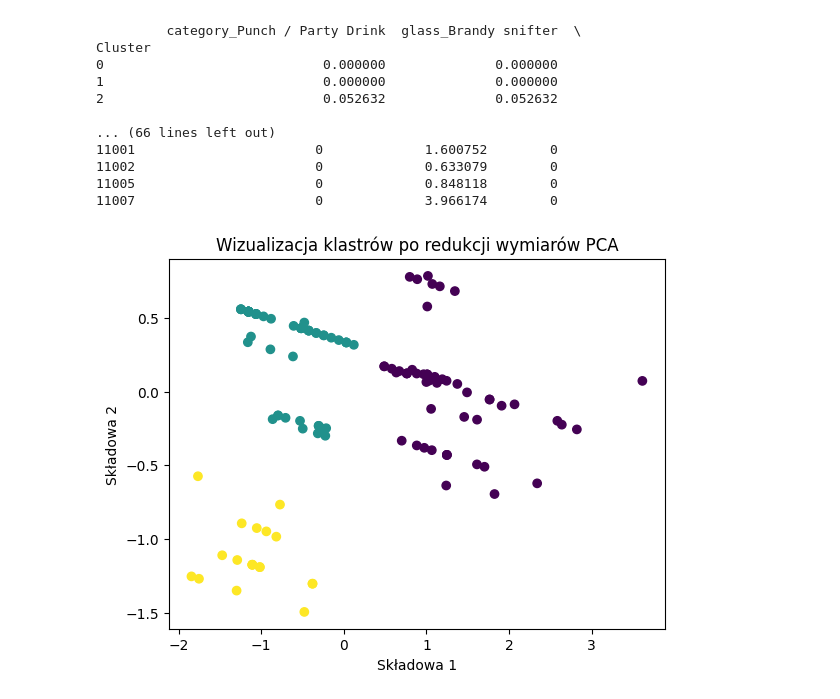
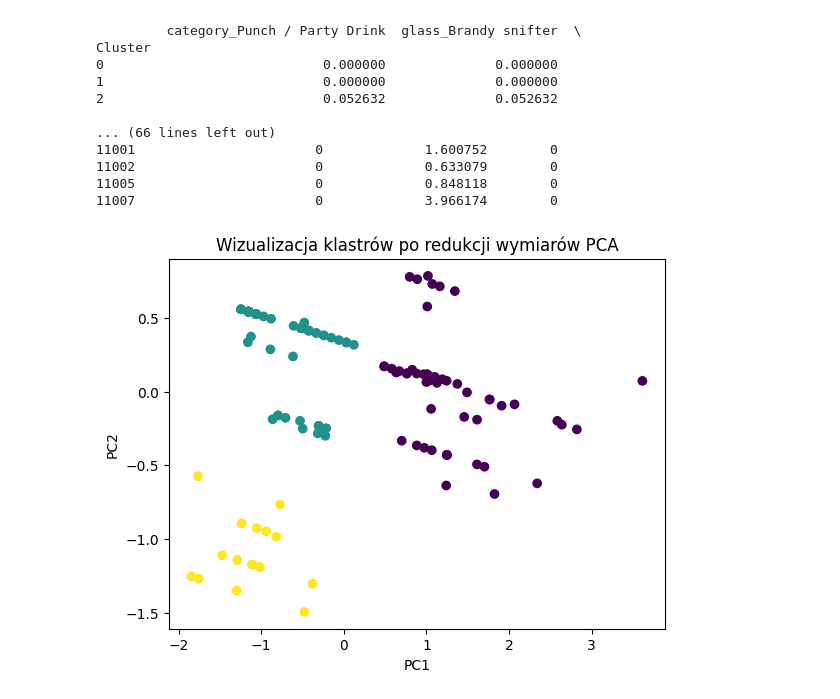
Before and after one commit to Afraiven/CocktailDB-EDA-and-Clustering, a Jupyter notebook: Untitled.ipynb, the cells around one changed output. Cells and saved outputs as stored; diff of their text form; code cells hidden in the pictures.

```diff
--- a/Untitled.ipynb
+++ b/Untitled.ipynb
@@ -165,22 +165,21 @@ data.head()
 | 11003 | 1 | 1 | 0 | 1 | 0 | ... |
 | 11004 | 1 | 1 | 0 | 1 | 0 | ... |
 # %%
-import pandas as pd
 from sklearn.cluster import KMeans
 import matplotlib.pyplot as plt
 
 
-inertia = []
+bezwlasdnosc = []
 k_values = range(1, 10)
 
 for k in k_values:
     kmeans = KMeans(n_clusters=k, random_state=42)
     kmeans.fit(data)
-    inertia.append(kmeans.inertia_)
+    bezwlasdnosc.append(kmeans.inertia_)
 
-plt.plot(k_values, inertia, 'bx-')
-plt.xlabel('Liczba klastrów (k)')
-plt.ylabel('Inertia')
-plt.title('Metoda łokcia dla optymalnej liczby klastrów')
+plt.plot(k_values, bezwlasdnosc, 'bx-')
+plt.xlabel('k')
+plt.ylabel('Bezwlasdność')
+plt.title('Metoda łokcia')
 plt.show()
 # %% [output]
@@ -187,0 +187,16 @@ plt.show()
+# %%
+from sklearn.metrics import silhouette_score
+
+silhouette = []
+k_values = range(2, 12)
+
+for k in k_values:
+    kmeans = KMeans(n_clusters=k, random_state=42)
+    kmeans.fit(data)
+    silhouette.append(silhouette_score(data, kmeans.labels_))
+
+plt.plot(k_values, silhouette, 'bx-')
+plt.xlabel('k')
+plt.ylabel('Silhouette score')
+plt.title('Silhouette score')
+plt.show()
@@ -218,13 +306,13 @@ Cluster
 # %%
 from sklearn.decomposition import PCA
 
 pca = PCA(n_components=2)
 reduced_features = pca.fit_transform(data)
 
 plt.scatter(reduced_features[:, 0], reduced_features[:, 1], c=clusters, cmap='viridis')
-plt.xlabel('Składowa 1')
-plt.ylabel('Składowa 2')
+plt.xlabel('PC1')
+plt.ylabel('PC2')
 plt.title('Wizualizacja klastrów po redukcji wymiarów PCA')
 plt.show()
 # %% [output]
-[figure, old version]
+[figure, new version]
```
Also changed, not shown: parts of 3 cells of this notebook, 1 other file.
